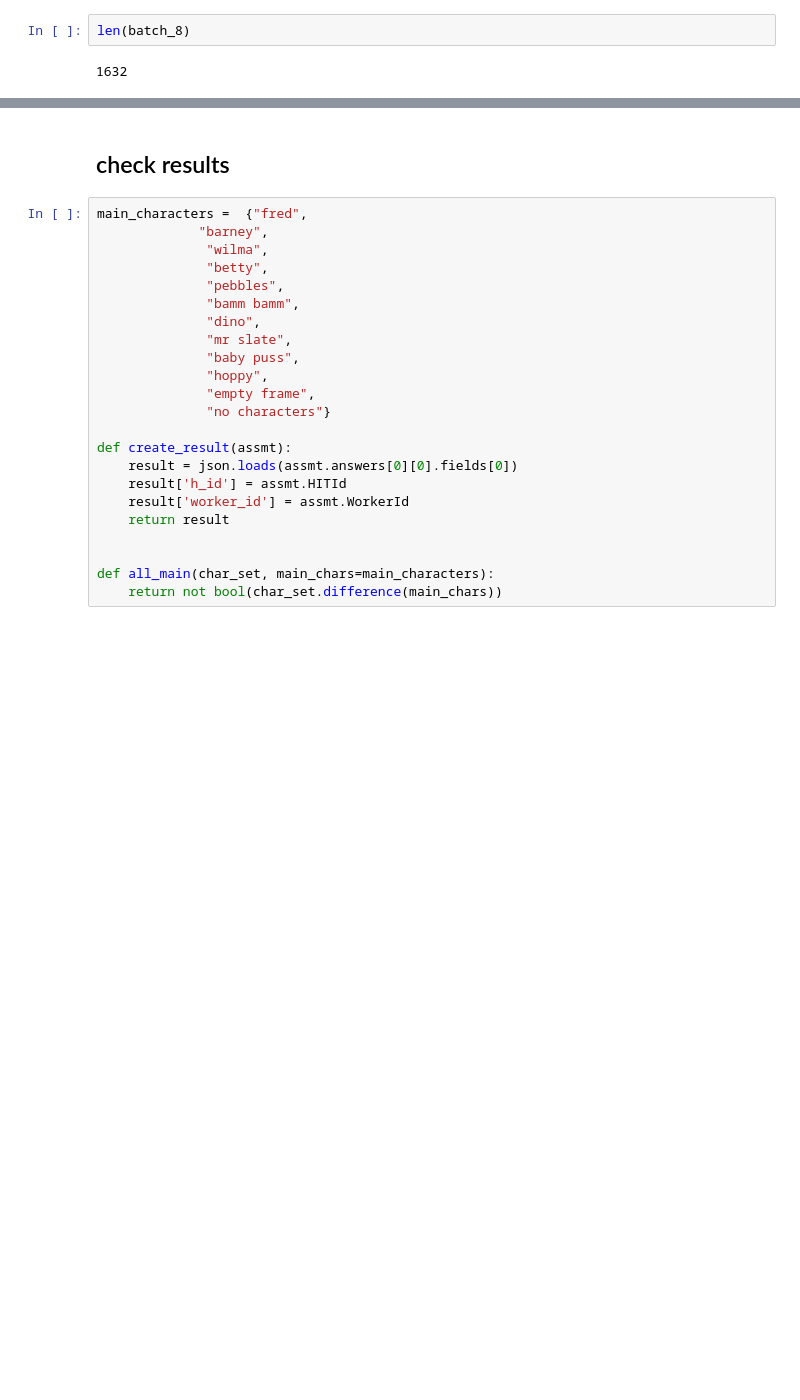
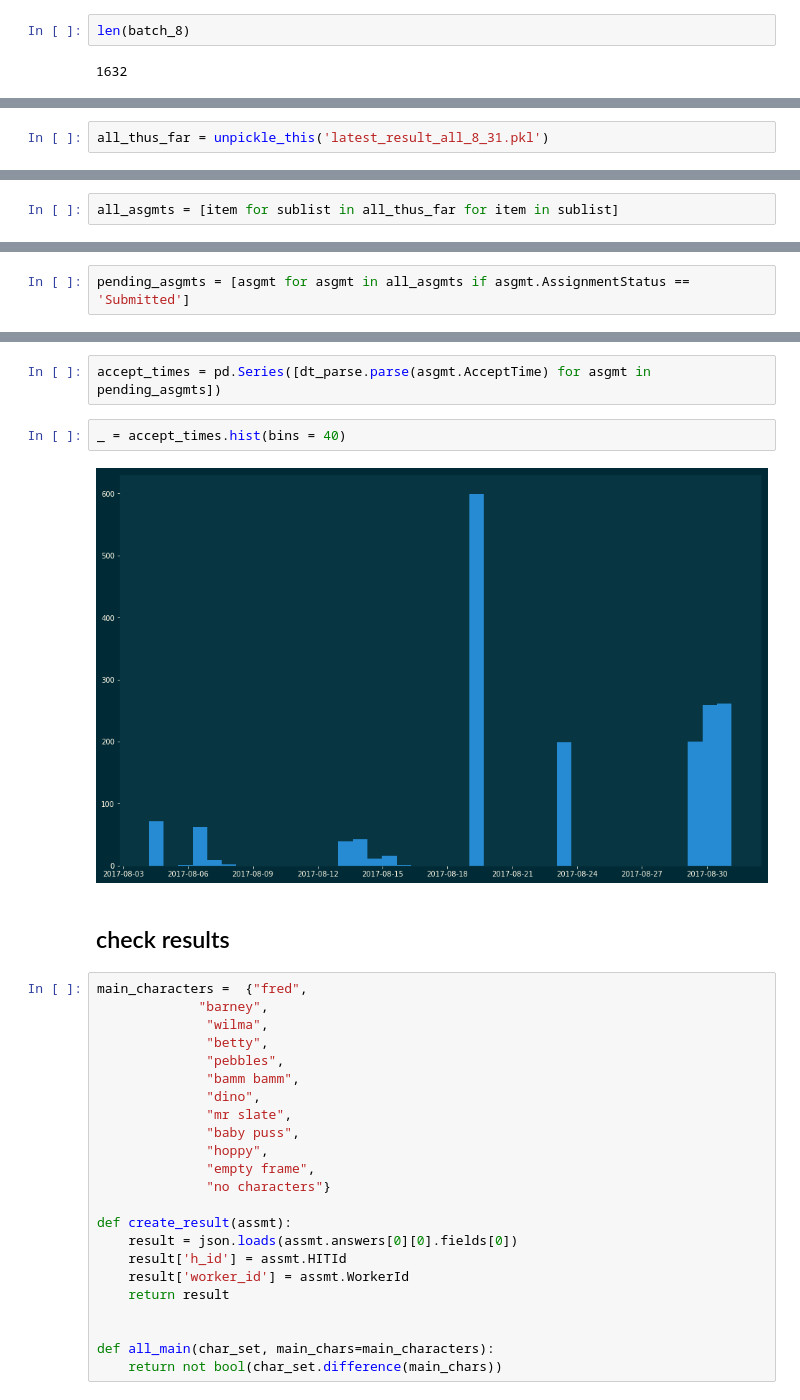
Before and after one commit to drschwenk/stage_1, a Jupyter notebook: mturk_driver.ipynb, the cells around one changed output, grey strips where cells are left out. Drawn from its saved outputs; the diff is of its cells as text; blank space fills up the shorter version.

Commit message:
starting combined nb for tracking status of vid ids

```diff
--- a/mturk_driver.ipynb
+++ b/mturk_driver.ipynb
@@ -276,0 +279,2 @@ len(batch_8)
+# %%
+all_thus_far = unpickle_this('latest_result_all_8_31.pkl')
@@ -276,0 +295,2 @@ len(batch_8)
+# %%
+all_asgmts = [item for sublist in all_thus_far for item in sublist]
@@ -276,0 +319,2 @@ len(batch_8)
+# %%
+pending_asgmts = [asgmt for asgmt in all_asgmts if asgmt.AssignmentStatus == 'Submitted']
@@ -277,3 +329,9 @@ len(batch_8)
+# %%
+accept_times = pd.Series([dt_parse.parse(asgmt.AcceptTime) for asgmt in pending_asgmts])
+# %%
+_ = accept_times.hist(bins = 40)
+# %% [output]
+[figure, added]
 # %% [markdown]
 ## check results
 # %%
```
Also changed, not shown: parts of 20 cells of this notebook, 6 other files.
